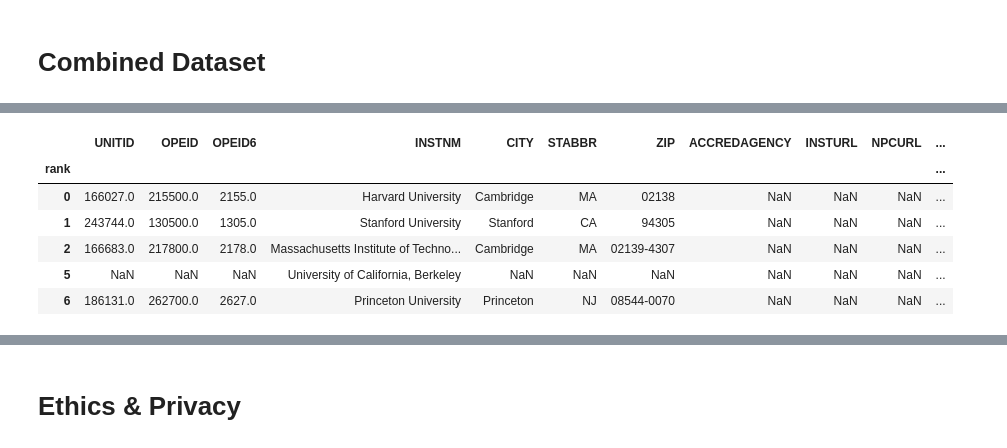
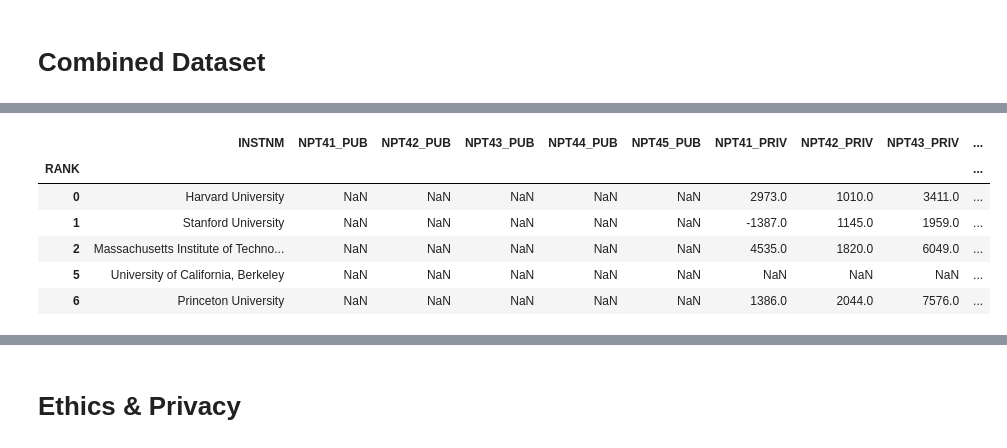
Before and after one commit to b4tan/College-Rank-and-Career-Success, a Jupyter notebook: DataCheckpoint_group067.ipynb, the cells around one changed output, grey strips where cells are left out. Saved outputs shown, nothing was run; the diff lists cells and outputs as text; code cells hidden in the pictures.

Commit message:
Combined datasets

```diff
--- a/DataCheckpoint_group067.ipynb
+++ b/DataCheckpoint_group067.ipynb
@@ -82,7 +82,7 @@ We plan to combine our datasets by merging them into a shared DataFrame using Pa
 import pandas as pd
 
 # Import data
-scorecard = pd.read_csv('College_Scorecard_Data.csv')
+scorecard = pd.read_csv('Data/College_Scorecard_Data.csv')
 
 print("Shape", scorecard.shape) # Display shape
 scorecard.head() # Display some data
@@ -99,7 +99,7 @@ Shape (6694, 3244)
 ## Center for World University Rankings 2018-2019
 # %%
 # Read the original CSV file
-rankings = pd.read_csv('CWUR_2018-2019.csv')
+rankings = pd.read_csv('Data/CWUR_2018-2019.csv')
 
 print("Shape", rankings.shape) # Display shape
 rankings.head() # Display some data
@@ -128,11 +128,86 @@ rankings = rankings.rename({'Institution' : 'INSTNM'},axis=1)
 
 combined = (
   pd.merge(scorecard, rankings, how='outer')
-  .rename({'index' : 'rank'}, axis=1)
-  .set_index('rank')
+  .rename({'index' : 'RANK'}, axis=1)
+  .set_index('RANK')
   .sort_index()
 )
 
-print("Shape", combined.shape)
+# Generating list of columns of interest
+cols_of_interest = """RANK
+INSTNM
+NPT41_PUB
+NPT42_PUB
+NPT43_PUB
+NPT44_PUB
+NPT45_PUB
+NPT41_PRIV
+NPT42_PRIV
+NPT43_PRIV
+NPT44_PRIV
+NPT45_PRIV
+NPT41_PROG
+NPT42_PROG
+NPT43_PROG
+NPT44_PROG
+NPT45_PROG
+NPT41_OTHER
+NPT42_OTHER
+NPT43_OTHER
+NPT44_OTHER
+NPT45_OTHER
+NPT4_048_PUB
+NPT4_048_PRIV
+NPT4_048_PROG
+NPT4_048_OTHER
+NPT4_3075_PUB
+NPT4_3075_PRIV
+NPT4_75UP_PUB
+NPT4_75UP_PRIV
+NPT4_3075_PROG
+NPT4_3075_OTHER
+NPT4_75UP_PROG
+NPT4_75UP_OTHER
+COSTT4_A
+COSTT4_P
+TUITIONFEE_IN
+TUITIONFEE_OUT
+TUITIONFEE_PROG
+GRAD_DEBT_MDN
+LO_INC_DEBT_MDN
+MD_INC_DEBT_MDN
+HI_INC_DEBT_MDN
+COUNT_NWNE_3YR
+COUNT_WNE_3YR
+CNTOVER150_3YR
+DBRR4_FED_UG_DEN
+DBRR4_FED_UG_RT
+DBRR5_FED_UG_NUM
+DBRR5_FED_UG_DEN
+DBRR10_FED_UG_NUM
+DBRR10_FED_UG_DEN
+DBRR20_FED_UG_NUM
+DBRR20_FED_UG_DEN
+DBRR1_FED_UGCOMP_NUM
+DBRR1_FED_UGCOMP_DEN
+BBRR1_FED_UGCOMP_MAKEPROG
+BBRR1_FED_UGCOMP_PAIDINFULL
+BBRR2_FED_UGCOMP_MAKEPROG
+BBRR2_FED_UGCOMP_PAIDINFULL
+MDCOST_ALL
+MDEARN_PD
+MD_EARN_WNE_1YR
+MD_EARN_WNE_4YR
+MDEARN_PD
+MD_EARN_WNE_1YR
+MD_EARN_WNE_4YR
+""".split(sep='\n')
+
+# Determine which of our interested columns are in the combined data
+selected_cols = [col for col in cols_of_interest if col in combined.columns.to_list()]
+
+# Keep only columns of interest and remove any variables that are all null
+combined = combined[selected_cols].dropna(how='all', axis=0).dropna(how='all', axis=1)
+print("Combined dataset shape:", combined.shape)
 combined.head()
 # %% [output]
@@ -140,7 +215,7 @@ Shape (213, 3255)
-|  | UNITID | OPEID | OPEID6 | INSTNM | CITY | STABBR | ZIP | ACCREDAGENCY | INSTURL | NPCURL | ... |
-| rank |  |  |  |  |  |  |  |  |  |  | ... |
-| 0 | 166027.0 | 215500.0 | 2155.0 | Harvard University | Cambridge | MA | 02138 | NaN | NaN | NaN | ... |
-| 1 | 243744.0 | 130500.0 | 1305.0 | Stanford University | Stanford | CA | 94305 | NaN | NaN | NaN | ... |
-| 2 | 166683.0 | 217800.0 | 2178.0 | Massachusetts Institute of Techno... | Cambridge | MA | 02139-4307 | NaN | NaN | NaN | ... |
-| 5 | NaN | NaN | NaN | University of California, Berkeley | NaN | NaN | NaN | NaN | NaN | NaN | ... |
-| 6 | 186131.0 | 262700.0 | 2627.0 | Princeton University | Princeton | NJ | 08544-0070 | NaN | NaN | NaN | ... |
+|  | INSTNM | NPT41_PUB | NPT42_PUB | NPT43_PUB | NPT44_PUB | NPT45_PUB | NPT41_PRIV | NPT42_PRIV | NPT43_PRIV | ... |
+| RANK |  |  |  |  |  |  |  |  |  | ... |
+| 0 | Harvard University | NaN | NaN | NaN | NaN | NaN | 2973.0 | 1010.0 | 3411.0 | ... |
+| 1 | Stanford University | NaN | NaN | NaN | NaN | NaN | -1387.0 | 1145.0 | 1959.0 | ... |
+| 2 | Massachusetts Institute of Techno... | NaN | NaN | NaN | NaN | NaN | 4535.0 | 1820.0 | 6049.0 | ... |
+| 5 | University of California, Berkeley | NaN | NaN | NaN | NaN | NaN | NaN | NaN | NaN | ... |
+| 6 | Princeton University | NaN | NaN | NaN | NaN | NaN | 1386.0 | 2044.0 | 7576.0 | ... |
```
Also changed, not shown: parts of 2 cells of this notebook, 2 other files.
